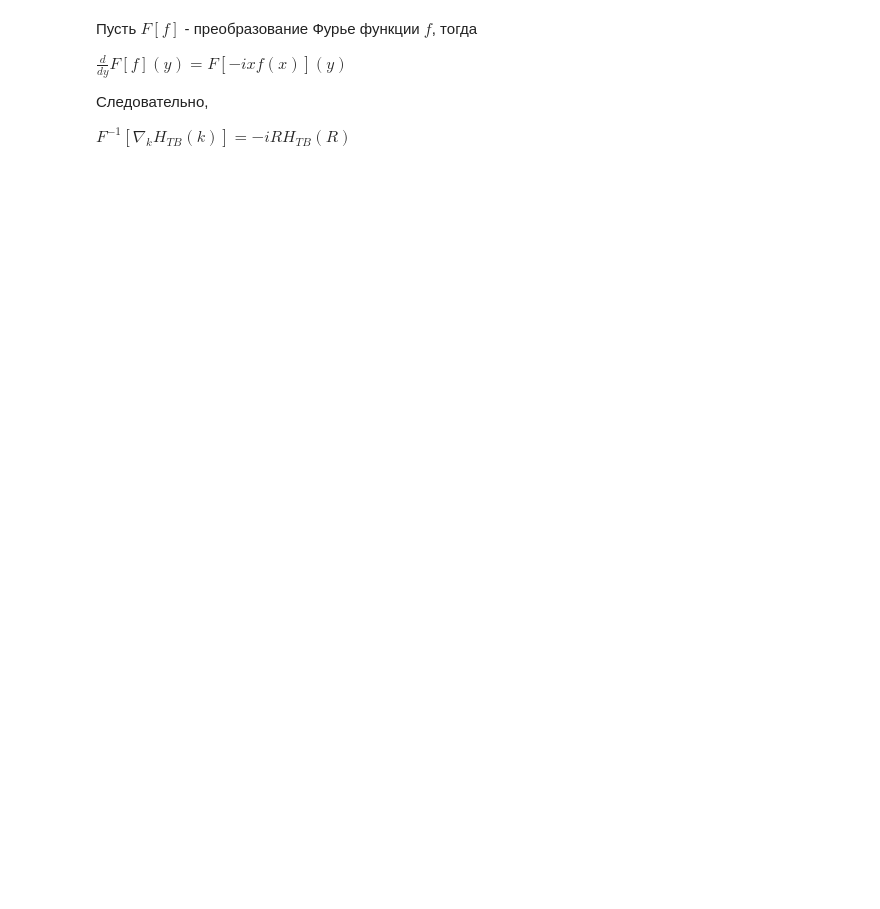
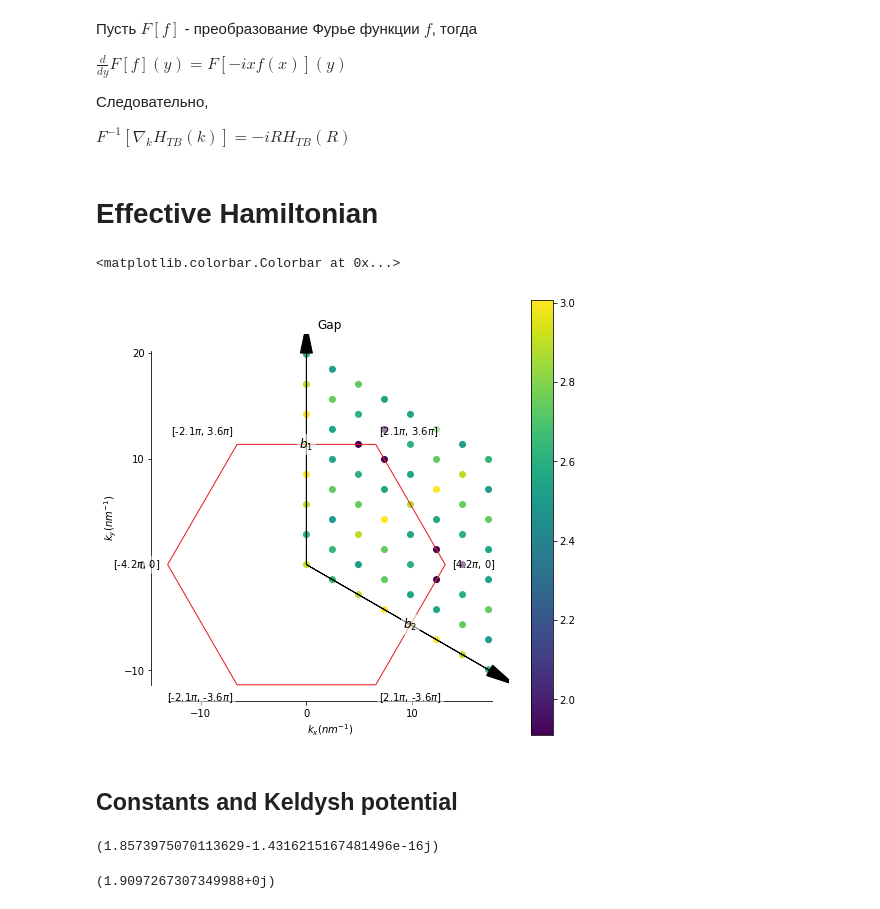
Before and after one commit to drgulevich/MoS2-project, a Jupyter notebook: notebooks/TB.ipynb, the cells around one changed output. Cells and saved outputs as stored; diff of their text form; code cells hidden in the pictures; blank space fills up the shorter version.

```diff
--- a/notebooks/TB.ipynb
+++ b/notebooks/TB.ipynb
@@ -113,3 +115,25 @@ $\frac{d}{dy}F[f](y)=F[-ixf(x)](y)$
 Следовательно,
 
 $F^{-1}[\nabla_k H_{TB}(k)]=-iRH_{TB}(R)$
+# %% [markdown]
+# Effective Hamiltonian
+# %%
+N=8
+E=np.zeros((N,N,6));K=np.zeros((N,N,3));D=np.zeros((N,N,6,6),dtype=np.complex)
+for i,j in product(range(N),range(N)):
+    k=i*k1/N+j*k2/N;
+    e,d=np.linalg.eigh(hamiltonian(k))
+    E[i,j]=e;K[i,j]=k;D[i,j]=d
+K=K.reshape((N**2,3))
+E=E.reshape((N**2,6))
+D=D.reshape((N**2,6,6))
+plt.figure(figsize=(8,8))
+py_model.lattice.plot_brillouin_zone()
+plt.title('Gap')
+plt.scatter(K[:,0].ravel(),K[:,1].ravel(),c=(E[:,2].ravel()-E[:,1].ravel()))
+plt.colorbar()
+# %% [output]
+<matplotlib.colorbar.Colorbar at 0x...>
+[figure, added]
+# %% [markdown]
+## Constants and Keldysh potential
@@ -115,0 +176,8 @@ $F^{-1}[\nabla_k H_{TB}(k)]=-iRH_{TB}(R)$
+# %%
+np.min(EH)
+# %% [output]
+(1.8573975070113629-1.4316215167481496e-16j)
+# %%
+np.min(EH)
+# %% [output]
+(1.9097267307349988+0j)
```
Also changed, not shown: parts of 9 cells of this notebook.
